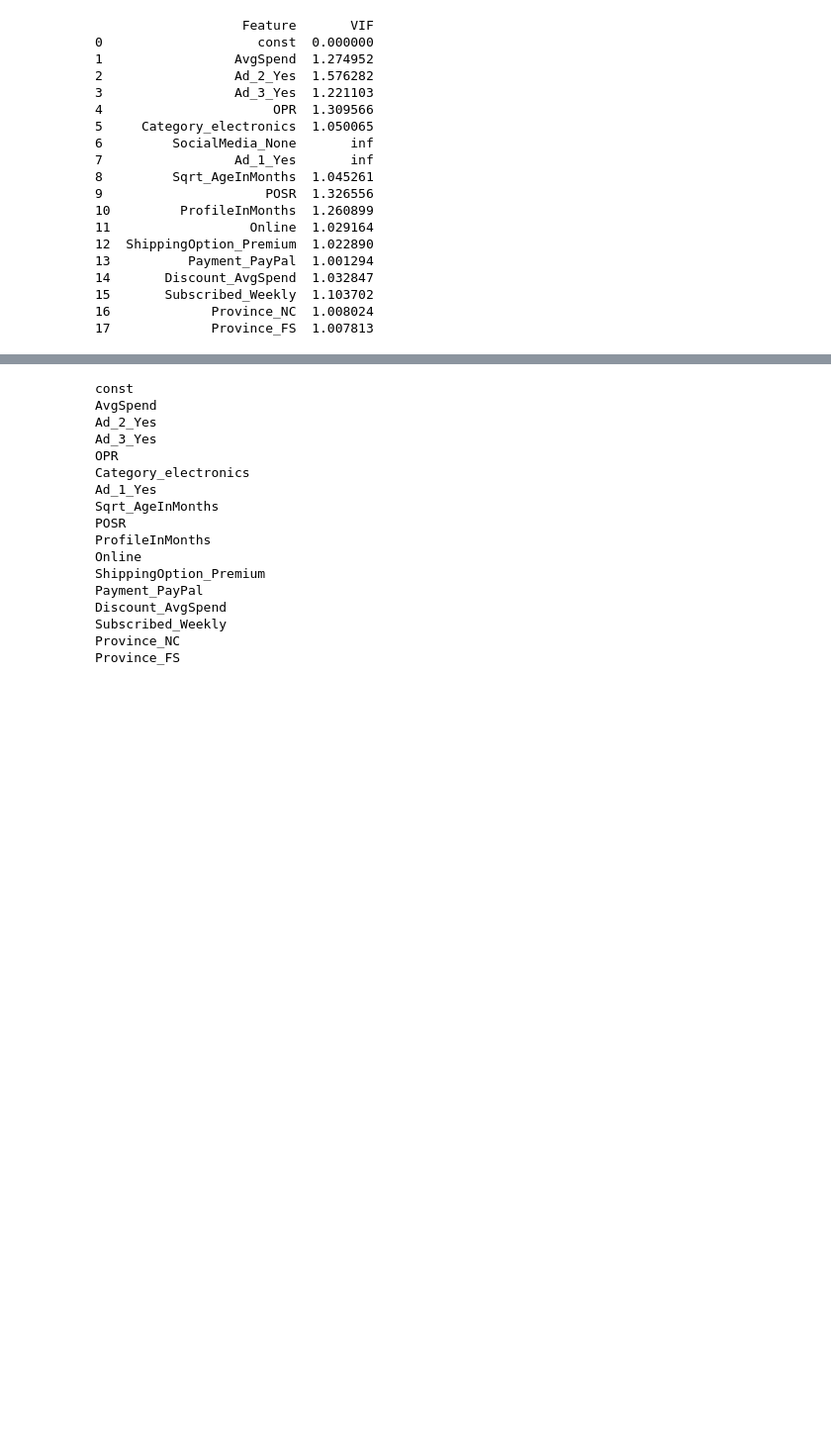
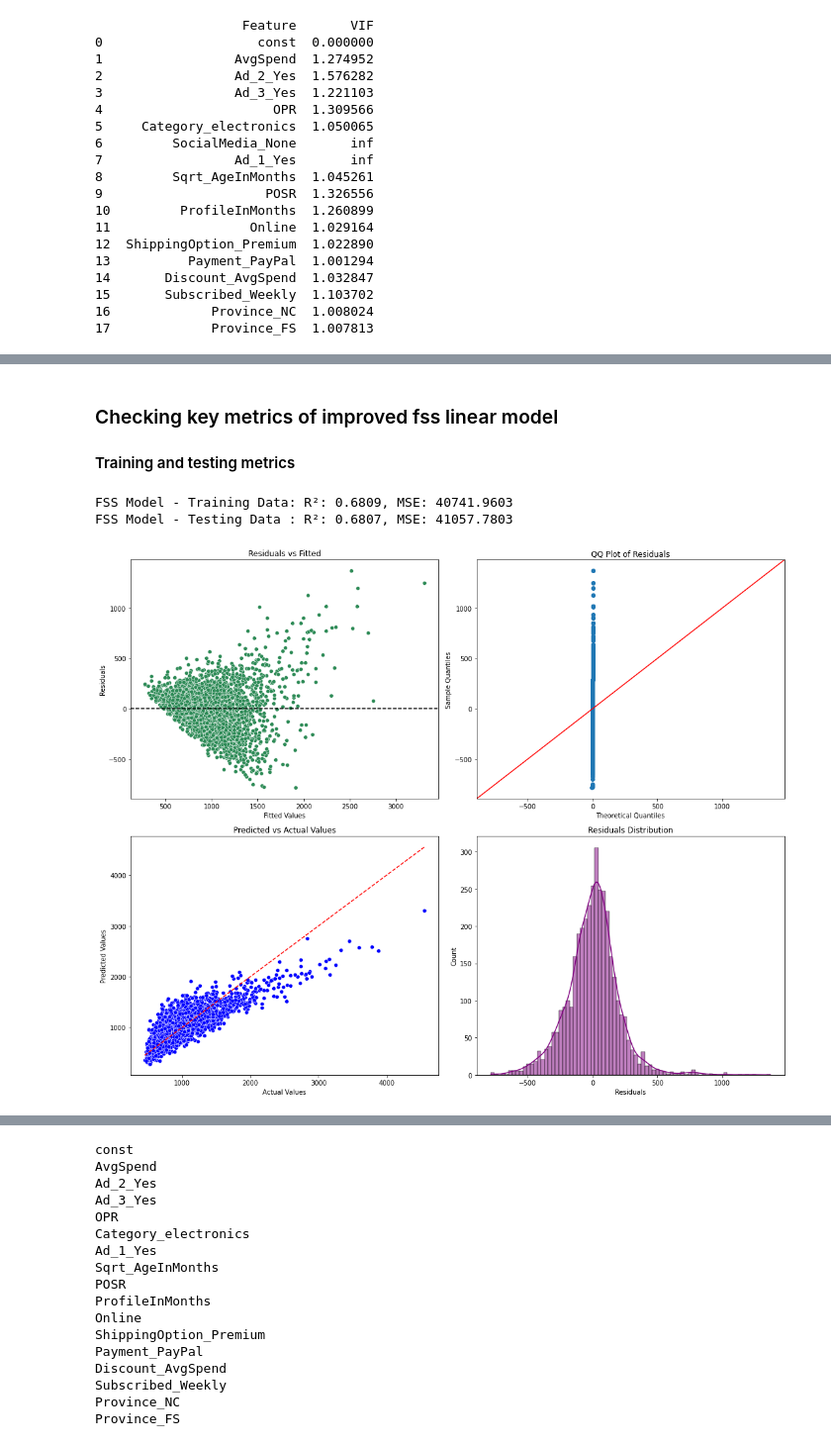
Before and after one commit to TiaanViviers/ShopAlot_analysis, a Jupyter notebook: notebooks/Group22.ipynb, the cells around one changed output, grey strips where cells are left out. Shown at 99% size. Cells and saved outputs as stored; diff of their text form; code cells hidden in the pictures; blank space fills up the shorter version.

```diff
--- a/notebooks/Group22.ipynb
+++ b/notebooks/Group22.ipynb
@@ -876,7 +905,8 @@ print(vif_df)
 16             Province_FS    1.007813
 # %%
 # Try linear model with selected features and without multicolinear terms:
-fss_model = sm.OLS(y_train, sm.add_constant(x_train[selected_features])).fit()
+x_train_fss = sm.add_constant(x_train[selected_features])
+fss_model = sm.OLS(y_train, x_train_fss).fit()
 
 print(fss_model.summary())
 # %% [output]
@@ -899,4 +929,62 @@ Notes:
 strong multicollinearity problems or that the design matrix is singular.
+# %% [markdown]
+### Checking key metrics of improved fss linear model
+#### Training and testing metrics
+# %%
+# Predictions on training and testing data
+train_predictions_fss = fss_model.predict(x_train_fss)
+x_test_fss = sm.add_constant(x_test[selected_features])
+test_predictions_fss = fss_model.predict(x_test_fss)
+
+# Calculate R² and MSE for training data
+r2_train_fss = r2_score(y_train, train_predictions_fss)
+mse_train_fss = mean_squared_error(y_train, train_predictions_fss)
+
+# Calculate R² and MSE for testing data
+r2_test_fss = r2_score(y_test, test_predictions_fss)
+mse_test_fss = mean_squared_error(y_test, test_predictions_fss)
+
+# Display the results
+print(f"FSS Model - Training Data: R²: {r2_train_fss:.4f}, MSE: {mse_train_fss:.4f}")
+print(f"FSS Model - Testing Data : R²: {r2_test_fss:.4f}, MSE: {mse_test_fss:.4f}")
+# %% [output]
+FSS Model - Training Data: R²: 0.6809, MSE: 40741.9603
+FSS Model - Testing Data : R²: 0.6807, MSE: 41057.7803
+# %%
+# Predicted values and residuals
+y_pred = fss_model.predict(sm.add_constant(x_test_fss))
+residuals = y_test - y_pred
+
+# Create a figure with multiple subplots
+fig, axes = plt.subplots(2, 2, figsize=(15, 12))
+
+# Plot 1: Residuals vs. Fitted Values
+sns.scatterplot(x=y_pred, y=residuals, ax=axes[0, 0], color='seagreen')
+axes[0, 0].axhline(0, linestyle='--', color='black')
+axes[0, 0].set_title('Residuals vs Fitted')
+axes[0, 0].set_xlabel('Fitted Values')
+axes[0, 0].set_ylabel('Residuals')
+
+# Plot 2: QQ Plot of residuals
+sm.qqplot(residuals, line='45', ax=axes[0, 1])
+axes[0, 1].set_title('QQ Plot of Residuals')
+
+# Plot 3: Predicted vs Actual Values
+sns.scatterplot(x=y_test, y=y_pred, ax=axes[1, 0], color='blue')
+axes[1, 0].plot([y_test.min(), y_test.max()], [y_test.min(), y_test.max()], '--', color='red')
+axes[1, 0].set_title('Predicted vs Actual Values')
+axes[1, 0].set_xlabel('Actual Values')
+axes[1, 0].set_ylabel('Predicted Values')
+
+# Plot 4: Residual Histogram
+sns.histplot(residuals, kde=True, ax=axes[1, 1], color='purple')
+axes[1, 1].set_title('Residuals Distribution')
+axes[1, 1].set_xlabel('Residuals')
+
+plt.tight_layout()
+plt.show()
+# %% [output]
+[figure, added]
 # %% [markdown]
 ### Summary Comparison of 2 OLS Models
 
```
Also changed, not shown: parts of 26 cells of this notebook.
